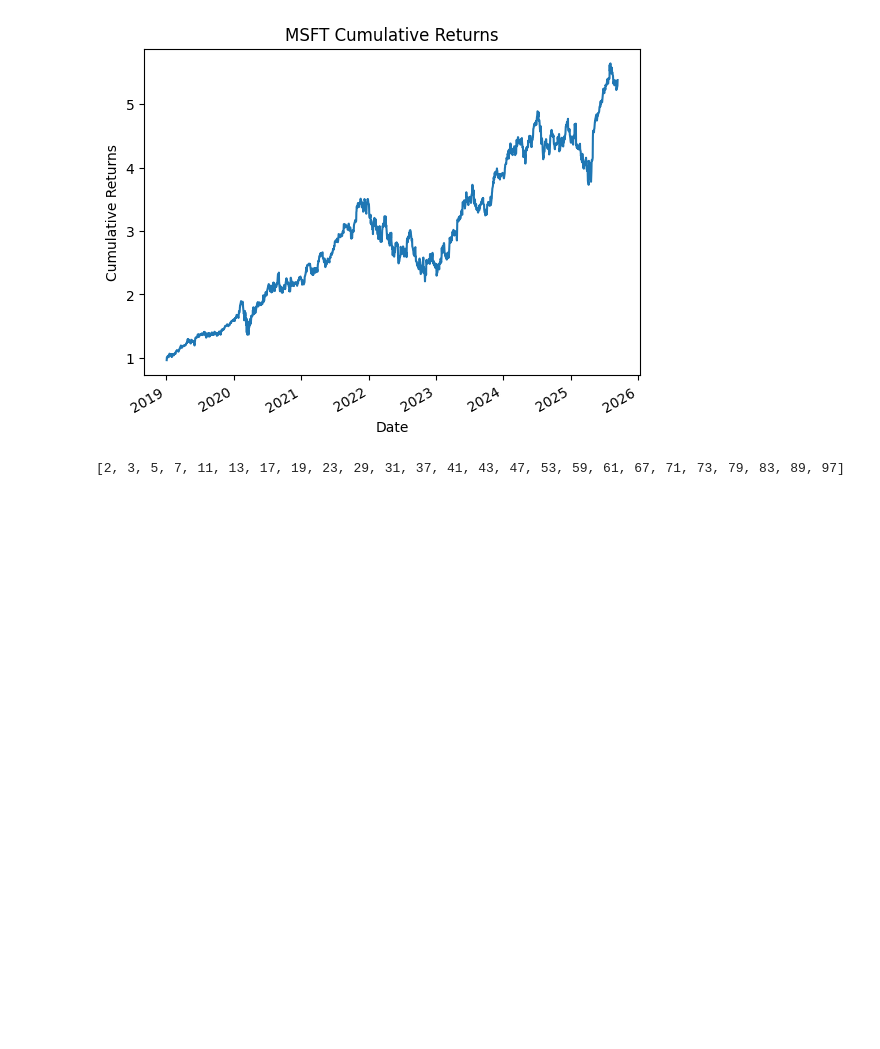
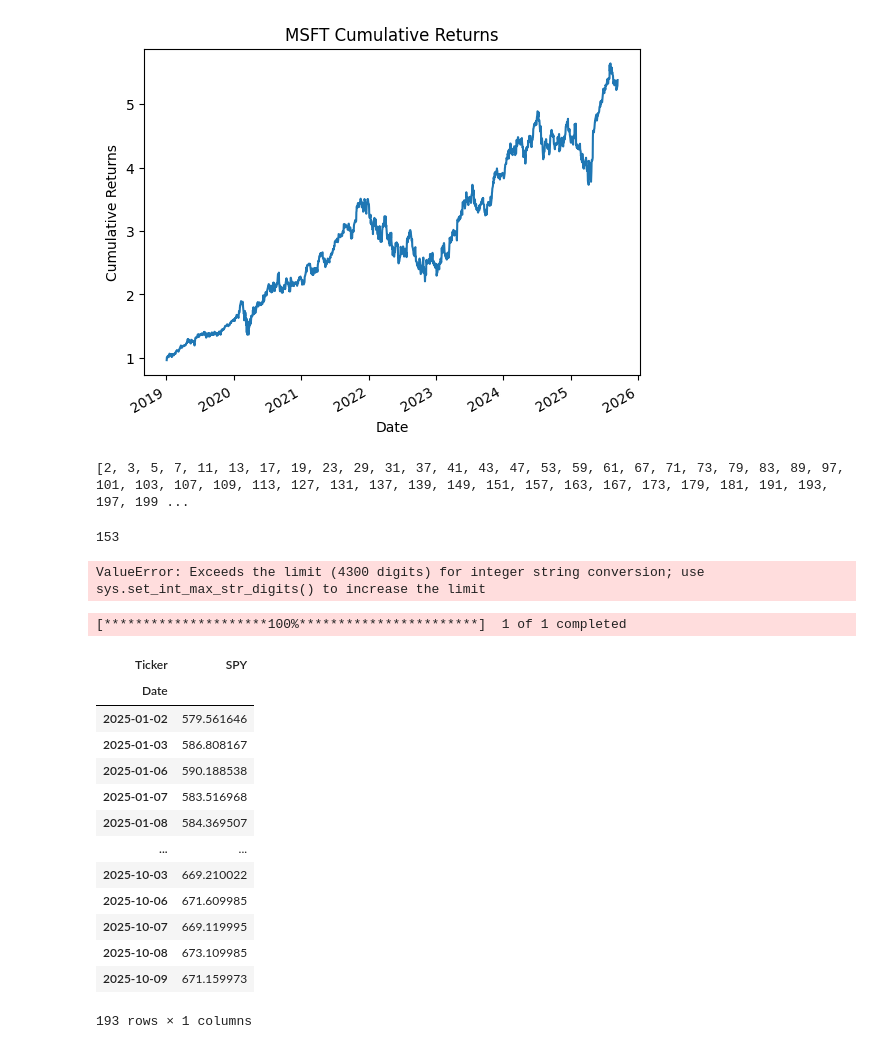
Before and after one commit to Gab1trs/Market-Dashboard, a Jupyter notebook: training.ipynb, the cells around one changed output. Saved outputs shown, nothing was run; the diff lists cells and outputs as text; code cells hidden in the pictures; blank space fills up the shorter version.

```diff
--- a/training.ipynb
+++ b/training.ipynb
@@ -20,7 +20,7 @@ plt.show()
 # %%
 numbers=[2]
 
-for i in range (3,100,2):
+for i in range (3,100000,2):
     for j in numbers:
         if i%j==0:
             break
@@ -29,4 +29,55 @@ for i in range (3,100,2):
 
 print(numbers)
 # %% [output]
-[2, 3, 5, 7, 11, 13, 17, 19, 23, 29, 31, 37, 41, 43, 47, 53, 59, 61, 67, 71, 73, 79, 83, 89, 97]
+[2, 3, 5, 7, 11, 13, 17, 19, 23, 29, 31, 37, 41, 43, 47, 53, 59, 61, 67, 71, 73, 79, 83, 89, 97, 101, 103, 107, 109, 113, 127, 131, 137, 139, 149, 151, 157, 163, 167, 173, 179, 181, 191, 193, 197, 199 ...
+# %%
+def sum_factorials(n):
+    total = 0
+    for j in range(1, n+1):
+        i = j
+        f = 1
+        while i >= 1:
+            f = f*i
+            i = i-1
+        total = total + f
+    return total
+
+print(sum_factorials(5))
+# %% [output]
+153
+# %%
+def sumfact(n):
+    sum = 0
+    for i in range(1,n+1):
+        product = 1
+        for j in range(1,i+1):
+            product *= j
+        sum += product
+    return sum
+print(sumfact(3000))
+# %% [output]
+ValueError: Exceeds the limit (4300 digits) for integer string conversion; use sys.set_int_max_str_digits() to increase the limit
+# %%
+import yfinance as yf
+import pandas as pd
+
+price = yf.download("SPY", start="2025-01-01", end="2025-10-10", auto_adjust=False)['Adj Close']
+df = pd.DataFrame(price)
+
+df
+# %% [output]
+[*********************100%***********************]  1 of 1 completed
+| Ticker | SPY |
+| Date |  |
+| 2025-01-02 | 579.561646 |
+| 2025-01-03 | 586.808167 |
+| 2025-01-06 | 590.188538 |
+| 2025-01-07 | 583.516968 |
+| 2025-01-08 | 584.369507 |
+| ... | ... |
+| 2025-10-03 | 669.210022 |
+| 2025-10-06 | 671.609985 |
+| 2025-10-07 | 669.119995 |
+| 2025-10-08 | 673.109985 |
+| 2025-10-09 | 671.159973 |
+193 rows × 1 columns
```
Also changed, not shown: 1 other file.
